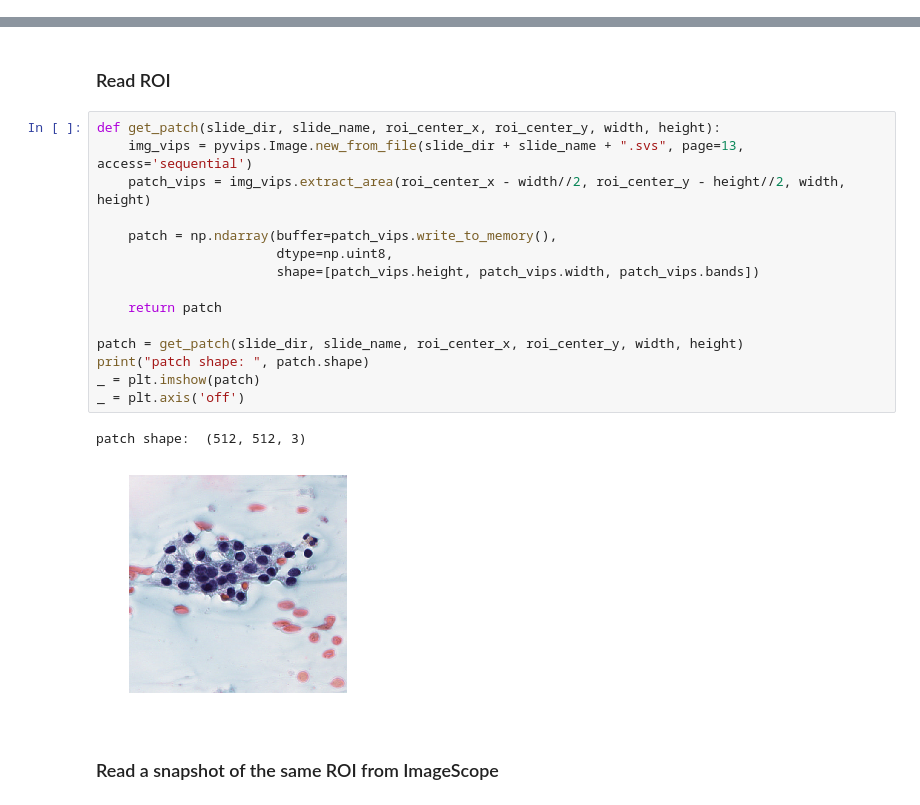
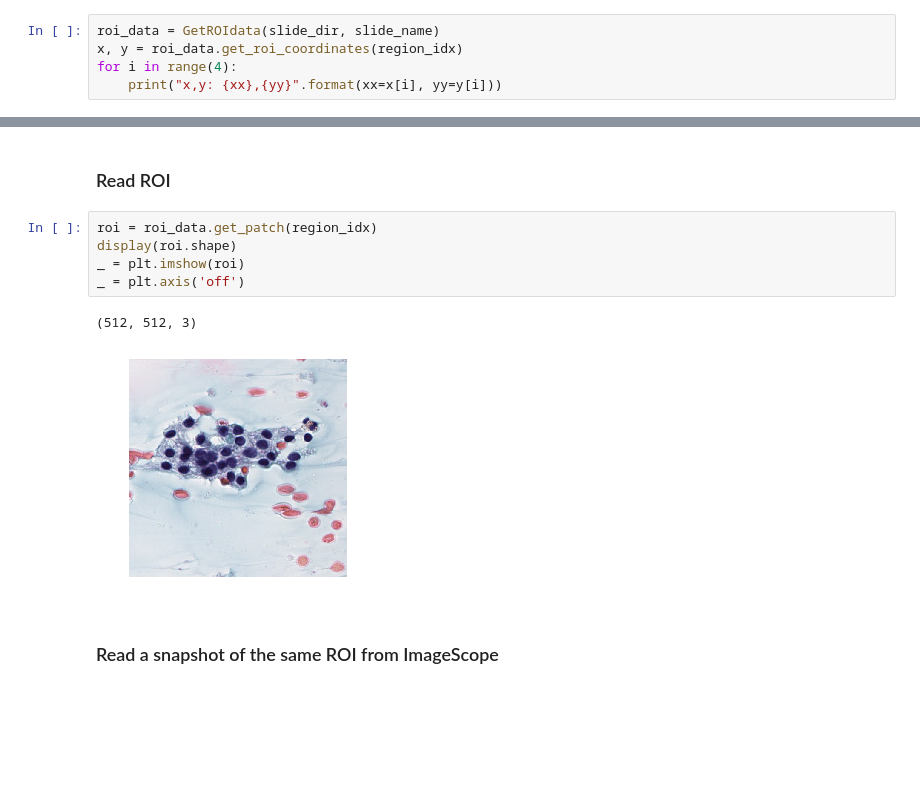
Before and after one commit to davidov312/guide_for_WSI_data, a Jupyter notebook: read_xml_file_from_ImageScope_and_display_ROI_with_pyvips.ipynb, the cells around one changed output, grey strips where cells are left out. Saved outputs shown, nothing was run; the diff lists cells and outputs as text; blank space fills up the shorter version.

Commit message:
add util_funcs to read xml data and patches more elegantly

```diff
--- a/read_xml_file_from_ImageScope_and_display_ROI_with_pyvips.ipynb
+++ b/read_xml_file_from_ImageScope_and_display_ROI_with_pyvips.ipynb
@@ -81,0 +65,5 @@ roi_center_y = (max(y) + min(y))//2
+# %%
+roi_data = GetROIdata(slide_dir, slide_name)
+x, y = roi_data.get_roi_coordinates(region_idx)
+for i in range(4):
+    print("x,y: {xx},{yy}".format(xx=x[i], yy=y[i]))
@@ -99,24 +99,14 @@ image shape:  (441, 1024, 3)
 [figure]
 # %% [markdown]
 ### Read ROI
-# %%
-def get_patch(slide_dir, slide_name, roi_center_x, roi_center_y, width, height):
-    img_vips = pyvips.Image.new_from_file(slide_dir + slide_name + ".svs", page=13, access='sequential')
-    patch_vips = img_vips.extract_area(roi_center_x - width//2, roi_center_y - height//2, width, height)
-
-    patch = np.ndarray(buffer=patch_vips.write_to_memory(),
-                       dtype=np.uint8,
-                       shape=[patch_vips.height, patch_vips.width, patch_vips.bands])
-
-    return patch
-
-patch = get_patch(slide_dir, slide_name, roi_center_x, roi_center_y, width, height)
-print("patch shape: ", patch.shape)
-_ = plt.imshow(patch)
-_ = plt.axis('off')
-# %% [output]
-patch shape:  (512, 512, 3)
-[figure, removed]
+# %%
+roi = roi_data.get_patch(region_idx)
+display(roi.shape)
+_ = plt.imshow(roi)
+_ = plt.axis('off')
+# %% [output]
+(512, 512, 3)
+[figure, added]
 # %% [markdown]
 ### Read a snapshot of the same ROI from ImageScope
 # %%
```
Also changed, not shown: parts of 8 cells of this notebook, 2 other files.
